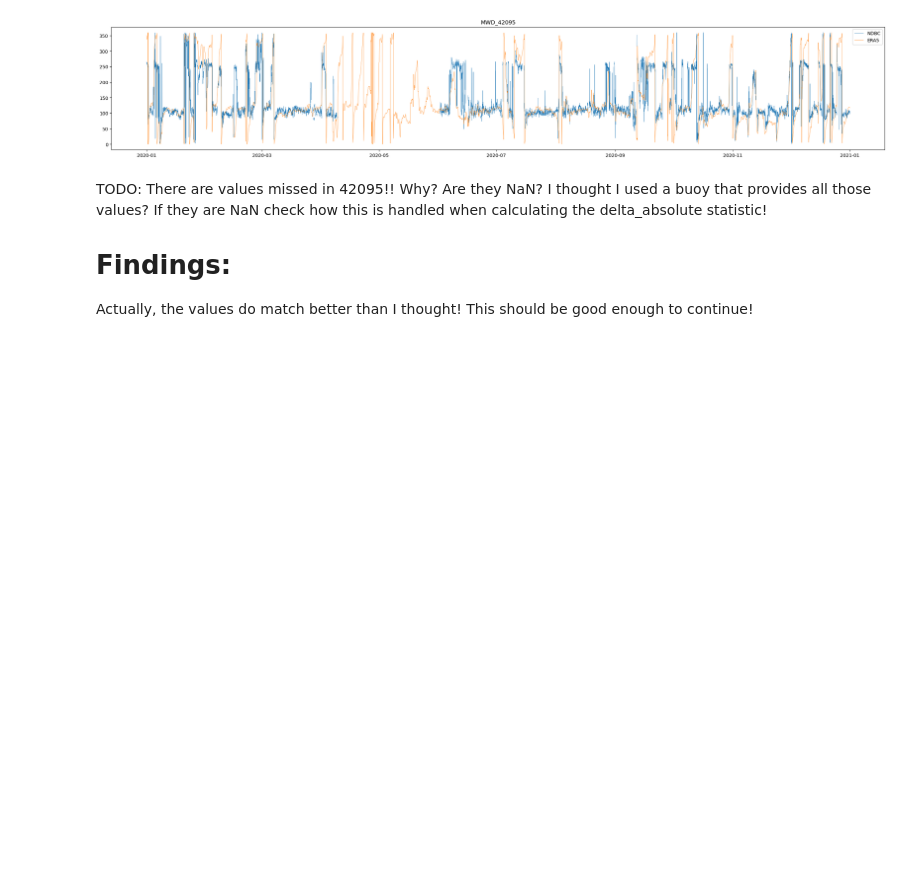
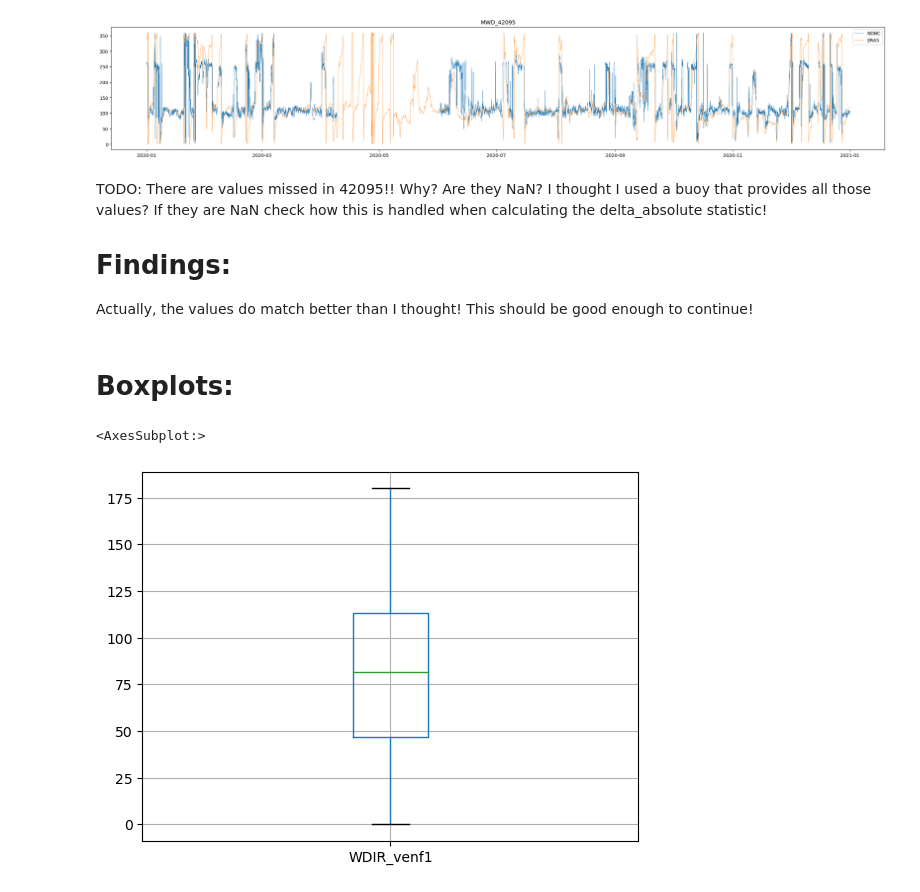
Before and after one commit to elsandner/Master_Project, a Jupyter notebook: ERA5/ERA5_single_location_with_Library.ipynb, the cells around one changed output. Drawn from its saved outputs; the diff is of its cells as text; code cells hidden in the pictures; blank space fills up the shorter version.

```diff
--- a/ERA5/ERA5_single_location_with_Library.ipynb
+++ b/ERA5/ERA5_single_location_with_Library.ipynb
@@ -547,3 +517,11 @@ There are values missed in 42095!! Why? Are they NaN? I thought I used a buoy th
 # Findings:
 
 Actually, the values do match better than I thought! This should be good enough to continue!
+# %% [markdown]
+# Boxplots:
+# %%
+#Absolute (since those are directions!)
+delta_absolute.boxplot(column=f"WDIR_{STATION_ID_1}")
+# %% [output]
+<AxesSubplot:>
+[figure, added]
```
Also changed, not shown: parts of 17 cells of this notebook, 7 other files.
